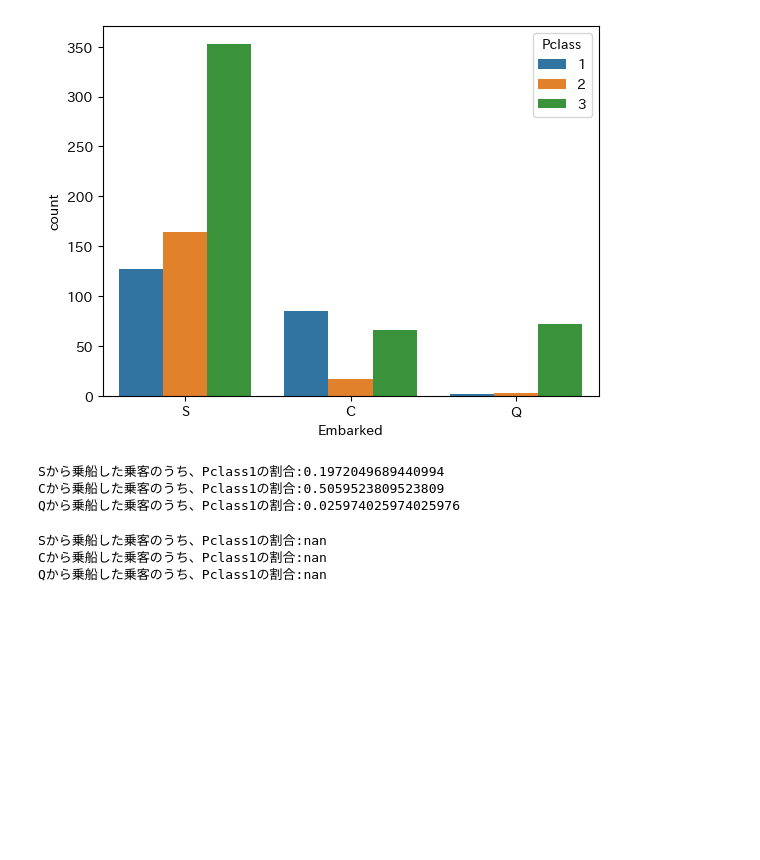
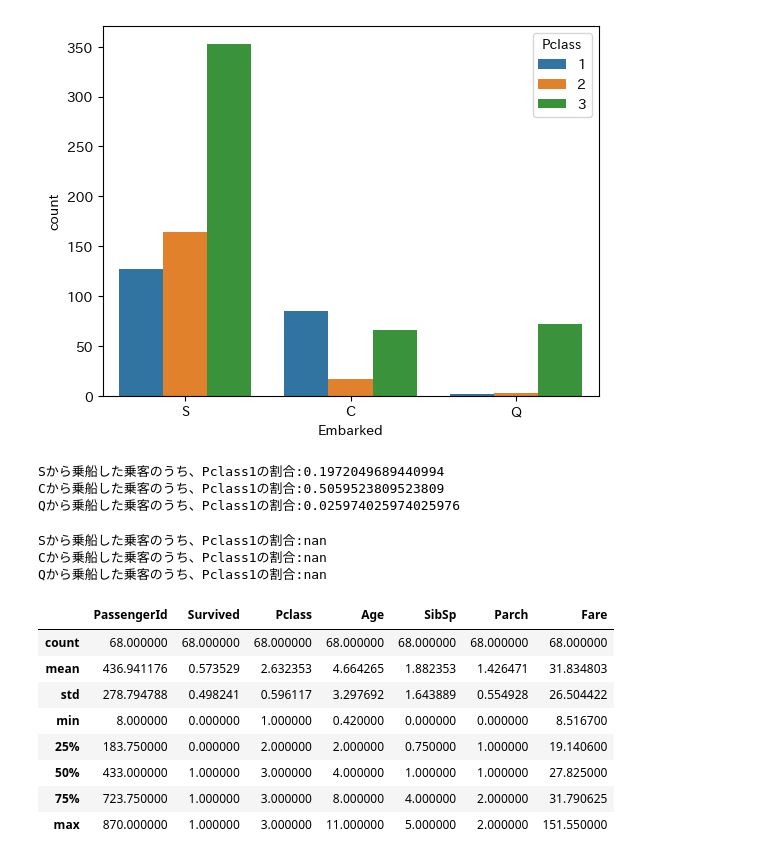
Before and after one commit to wakooota/titanic, a Jupyter notebook: titanic.ipynb, the cells around one changed output. Drawn from its saved outputs; the diff is of its cells as text; code cells hidden in the pictures; blank space fills up the shorter version.

```diff
--- a/titanic.ipynb
+++ b/titanic.ipynb
@@ -250,3 +255,21 @@ for port in ports:
 Sから乗船した乗客のうち、Pclass1の割合:nan
 Cから乗船した乗客のうち、Pclass1の割合:nan
 Qから乗船した乗客のうち、Pclass1の割合:nan
+# %%
+#①こどもの可能性が高そうな乗客は低い年齢を設定できないか？
+#乗客データからこどもだけを取り出してみる。
+df_children = train.drop(train.query('Age > 11 or Age.isnull()').index)
+df_children.describe()
+
+#全体のSurviveの平均値（0.383838）よりも、10歳以下のSurviveの平均値（0..573529）はかなり大きい
+#（手間はかかるが）課題に取り掛かる前に（全体のSurvivedの予測をする前に）、AgeがisnullのPassengerIDにおいて、機械学習で年齢を予測することをしてもよいかもしれない。
+# %% [output]
+|  | PassengerId | Survived | Pclass | Age | SibSp | Parch | Fare |
+| count | 68.000000 | 68.000000 | 68.000000 | 68.000000 | 68.000000 | 68.000000 | 68.000000 |
+| mean | 436.941176 | 0.573529 | 2.632353 | 4.664265 | 1.882353 | 1.426471 | 31.834803 |
+| std | 278.794788 | 0.498241 | 0.596117 | 3.297692 | 1.643889 | 0.554928 | 26.504422 |
+| min | 8.000000 | 0.000000 | 1.000000 | 0.420000 | 0.000000 | 0.000000 | 8.516700 |
+| 25% | 183.750000 | 0.000000 | 2.000000 | 2.000000 | 0.750000 | 1.000000 | 19.140600 |
+| 50% | 433.000000 | 1.000000 | 3.000000 | 4.000000 | 1.000000 | 1.000000 | 27.825000 |
+| 75% | 723.750000 | 1.000000 | 3.000000 | 8.000000 | 4.000000 | 2.000000 | 31.790625 |
+| max | 870.000000 | 1.000000 | 3.000000 | 11.000000 | 5.000000 | 2.000000 | 151.550000 |
```
Also changed, not shown: parts of 5 cells of this notebook.
